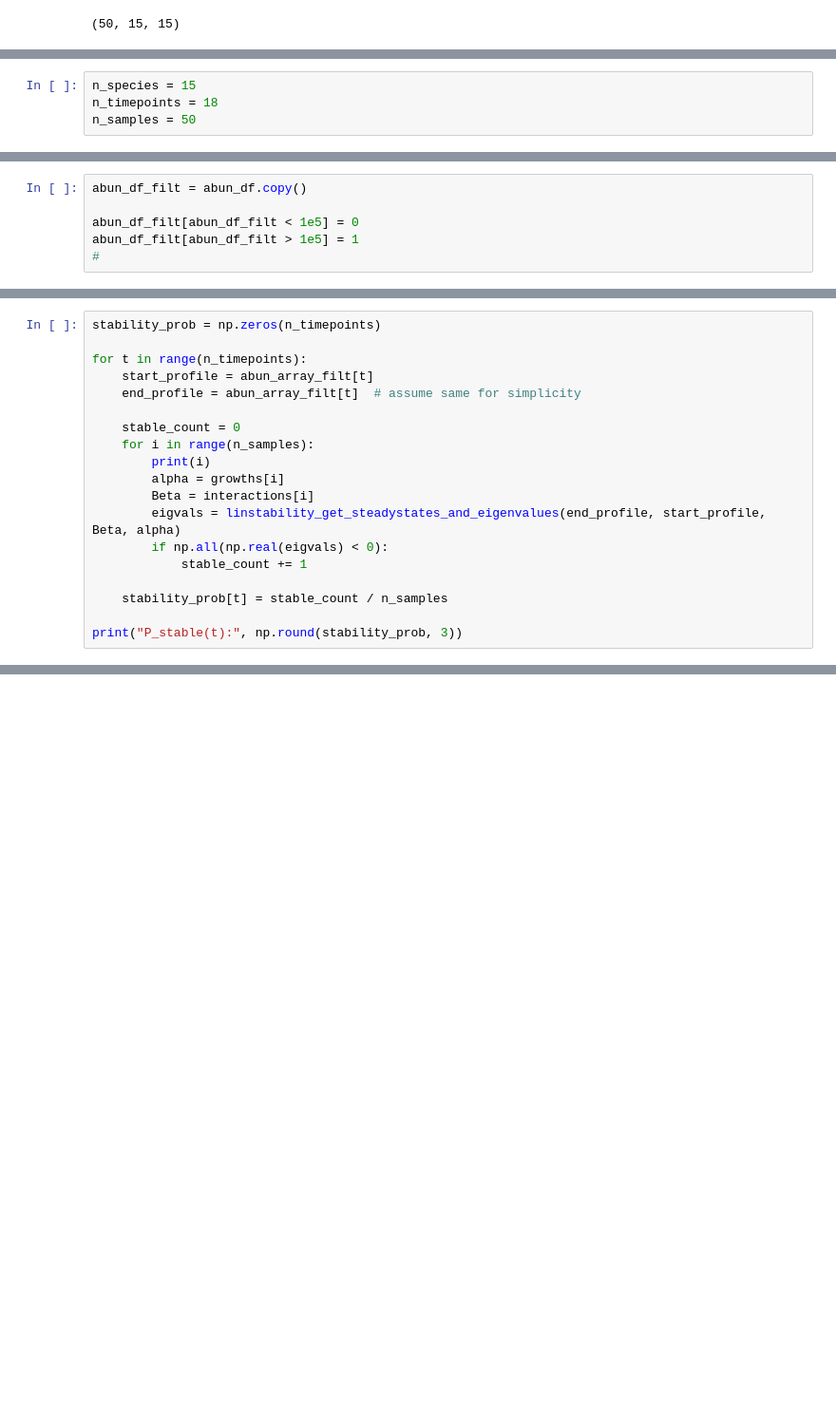
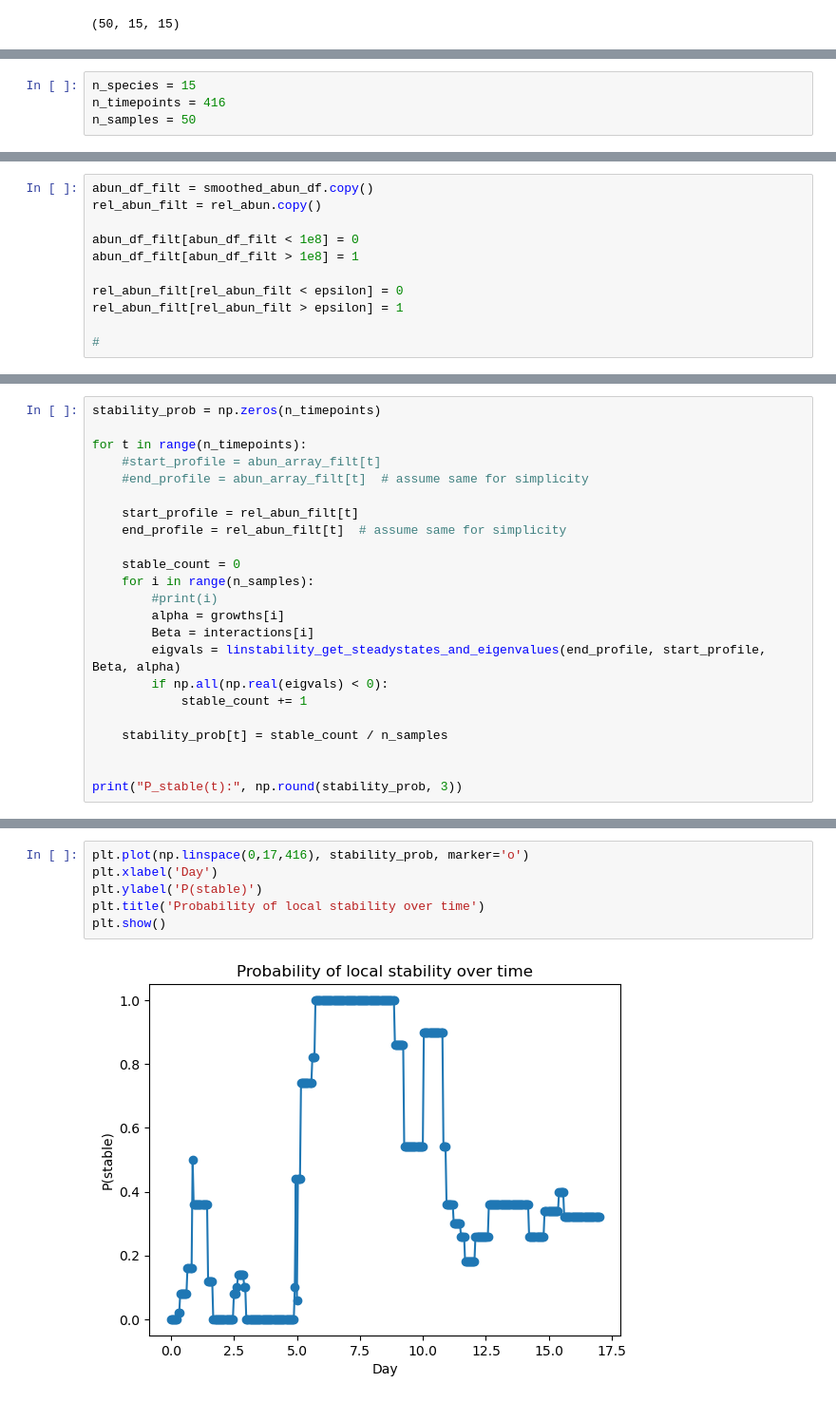
Before and after one commit to haydengallo/glv_dfba, a Jupyter notebook: stability_analysis_testing.ipynb, the cells around one changed output, grey strips where cells are left out. Shown at 95% size. Cells and saved outputs as stored; diff of their text form; blank space fills up the shorter version.

```diff
--- a/stability_analysis_testing.ipynb
+++ b/stability_analysis_testing.ipynb
@@ -286,6 +341,6 @@ plt.show()
 # %%
 n_species = 15
-n_timepoints = 18
+n_timepoints = 416
 n_samples = 50
 # %%
 abun_df
@@ -309,8 +364,13 @@ abun_df
 # %%
-abun_df_filt = abun_df.copy()
+abun_df_filt = smoothed_abun_df.copy()
+rel_abun_filt = rel_abun.copy()
 
-abun_df_filt[abun_df_filt < 1e5] = 0
-abun_df_filt[abun_df_filt > 1e5] = 1
+abun_df_filt[abun_df_filt < 1e8] = 0
+abun_df_filt[abun_df_filt > 1e8] = 1
+
+rel_abun_filt[rel_abun_filt < epsilon] = 0
+rel_abun_filt[rel_abun_filt > epsilon] = 1
+
 #
 # %%
 abun_array_filt = np.array(abun_df_filt).T
@@ -376,12 +469,15 @@ def linstability_get_steadystates_and_eigenvalues(end_profile, start_profile, Be
 stability_prob = np.zeros(n_timepoints)
 
 for t in range(n_timepoints):
-    start_profile = abun_array_filt[t]
-    end_profile = abun_array_filt[t]  # assume same for simplicity
+    #start_profile = abun_array_filt[t]
+    #end_profile = abun_array_filt[t]  # assume same for simplicity
+
+    start_profile = rel_abun_filt[t]
+    end_profile = rel_abun_filt[t]  # assume same for simplicity
 
     stable_count = 0
     for i in range(n_samples):
-        print(i)
+        #print(i)
         alpha = growths[i]
         Beta = interactions[i]
         eigvals = linstability_get_steadystates_and_eigenvalues(end_profile, start_profile, Beta, alpha)
@@ -390,5 +486,6 @@ for t in range(n_timepoints):
 
     stability_prob[t] = stable_count / n_samples
 
+
 print("P_stable(t):", np.round(stability_prob, 3))
 # %% [output]
@@ -411,0 +513,8 @@ P_stable(t): [0. 0. 0. 0. 0. 0. 0. 0. 0. 0. 0. 0. 0. 0. 0. 0. 0. 0.]
+# %%
+plt.plot(np.linspace(0,17,416), stability_prob, marker='o')
+plt.xlabel('Day')
+plt.ylabel('P(stable)')
+plt.title('Probability of local stability over time')
+plt.show()
+# %% [output]
+[figure, added]
```
Also changed, not shown: parts of 35 cells of this notebook, 4 other files.
